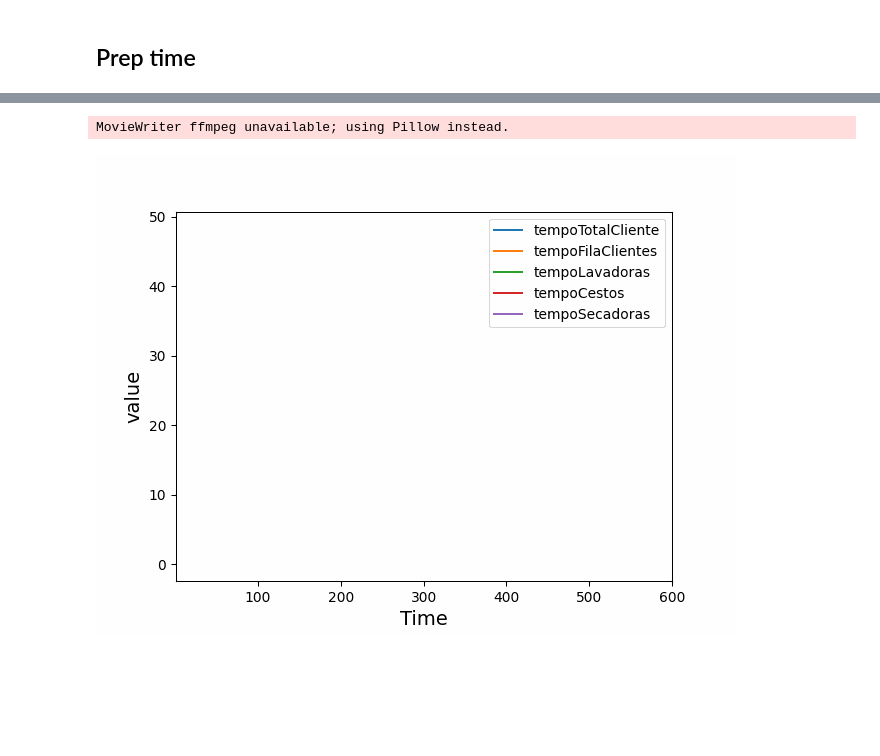
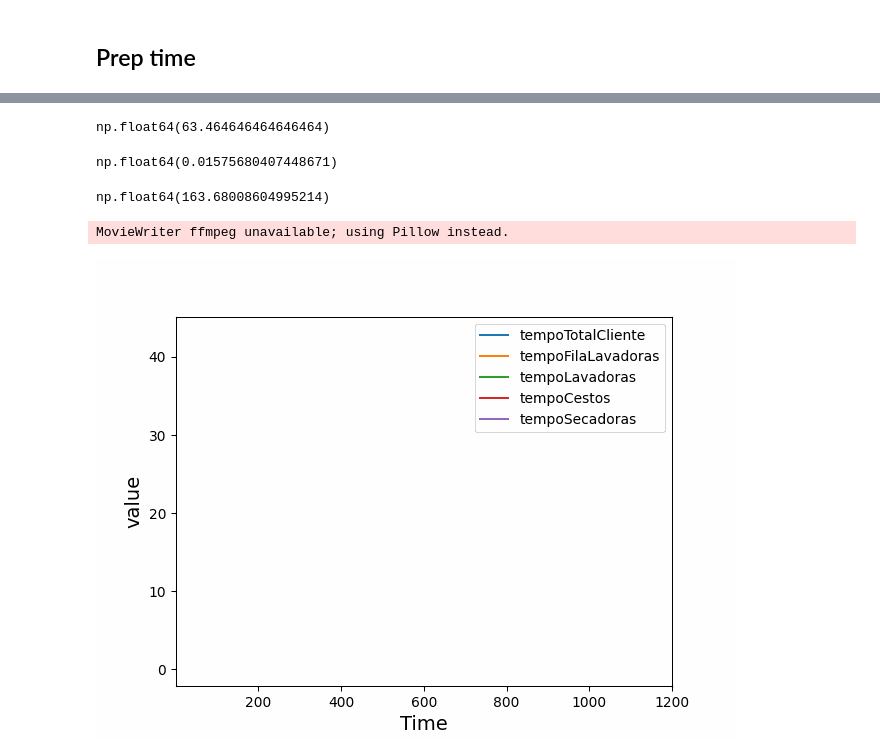
Before and after one commit to ErickFiel/Simulacao-Discreta, a Jupyter notebook: simulation.ipynb, the cells around one changed output, grey strips where cells are left out. Cells and saved outputs as stored; diff of their text form; code cells hidden in the pictures; blank space fills up the shorter version.

```diff
--- a/simulation.ipynb
+++ b/simulation.ipynb
@@ -308,0 +327,2 @@ df_times = pd.read_excel('intervalos_chegada_lavanderia.xlsx')
+# %%
+df_times['id'] = df_times.index
@@ -308,0 +350,4 @@ df_times = pd.read_excel('intervalos_chegada_lavanderia.xlsx')
+# %%
+df_times['Intervalo'].mean()
+# %% [output]
+np.float64(63.464646464646464)
@@ -309,9 +356,19 @@ df_times = pd.read_excel('intervalos_chegada_lavanderia.xlsx')
+# %%
+1/df_times['Intervalo'].mean()
+# %% [output]
+np.float64(0.01575680407448671)
+# %%
+random.expovariate(1.0/df_times['Intervalo'].mean())
+# %% [output]
+np.float64(163.68008604995214)
 # %%
 contaClientes = 0             # conta clientes que chegaram no sistema
 
-tempoPercorrido = []
+tempoPercorrido = [] #done
 tempoTotalCliente = [] #done
-tempoFilaClientes = [] #done
+tempoFilaLavadoras = [] #done
+tempoFilaSecadoras = []
+tempoFilaCestos = []
 tempoLavadoras = [] #done
 tempoCestos = [] #done
 tempoSecadoras = [] #done
@@ -320,7 +377,9 @@ tempoSecadoras = [] #done
 time_dict = {
     'tempoPercorrido': tempoPercorrido,
     'tempoTotalCliente': tempoTotalCliente,
-    'tempoFilaClientes': tempoFilaClientes,
+    'tempoFilaSecadoras': tempoFilaSecadoras,
+    'tempoFilaCestos': tempoFilaCestos,
+    'tempoFilaLavadoras': tempoFilaLavadoras,
     'tempoLavadoras': tempoLavadoras,
     'tempoCestos': tempoCestos,
     'tempoSecadoras': tempoSecadoras
@@ -331,7 +390,7 @@ time_dict = {
 def distributions(tipo):
     # função que armazena as distribuições utilizadas no modelo
     return {
-        'chegadas': random.expovariate(1.0/10.0),
+        'chegadas': random.expovariate(1.0/df_times['Intervalo'].mean()),
         'lavar': 25,
         'descarregar': random.uniform(1, 4),
         'carregar': 2,
@@ -419,43 +478,43 @@ def lavaSeca(env, cliente, lavadoras, cestos, secadoras):
     tempoTotalCliente.append(termino_geral)
     tempoCestos.append(termino_cesto)
     tempoLavadoras.append(termino_lavar)
-    tempoFilaClientes.append(termino_fila)
+    tempoFilaLavadoras.append(termino_fila)
     tempoPercorrido.append(env.now)
 
 
 
 
 random.seed(10)
 env = simpy.Environment()
-lavadoras = simpy.Resource(env, capacity=7)
-cestos = simpy.Resource(env, capacity=12)
+lavadoras = simpy.Resource(env, capacity=1)
+cestos = simpy.Resource(env, capacity=1)
 secadoras = simpy.Resource(env, capacity=1)
 env.process(chegadaClientes(env, lavadoras, cestos, secadoras))
 
-env.run(until=600)
+env.run(until=1200)
 
 df = pd.DataFrame(data=time_dict)
 fig, ax = plt.subplots()
 
 def animate(i):
     ax.clear()
     x_labels = df['tempoPercorrido'][:i+1]
-    ax.set_xlim([1, 600])
+    ax.set_xlim([1, 1200])
     ax.set_xlabel('Time', fontsize=14)
     ax.set_ylabel('value', fontsize=14)
     sns.lineplot(x=x_labels, y=df['tempoTotalCliente'][:i+1], ax=ax, label='tempoTotalCliente')
-    sns.lineplot(x=x_labels, y=df['tempoFilaClientes'][:i+1], ax=ax, label='tempoFilaClientes')
+    sns.lineplot(x=x_labels, y=df['tempoFilaLavadoras'][:i+1], ax=ax, label='tempoFilaLavadoras')
     sns.lineplot(x=x_labels, y=df['tempoLavadoras'][:i+1], ax=ax, label='tempoLavadoras')
     sns.lineplot(x=x_labels, y=df['tempoCestos'][:i+1], ax=ax, label='tempoCestos')
     sns.lineplot(x=x_labels, y=df['tempoSecadoras'][:i+1], ax=ax, label='tempoSecadoras')
 
 
 
 plt.close()
 #plt.show()
 anim = animation.FuncAnimation(fig, animate, frames=len(df)*2)
 anim.save('test.gif')
 Image("test.gif")
 # %% [output]
 MovieWriter ffmpeg unavailable; using Pillow instead.
-[figure, old version]
+[figure, new version]
```
Also changed, not shown: parts of 6 cells of this notebook.
